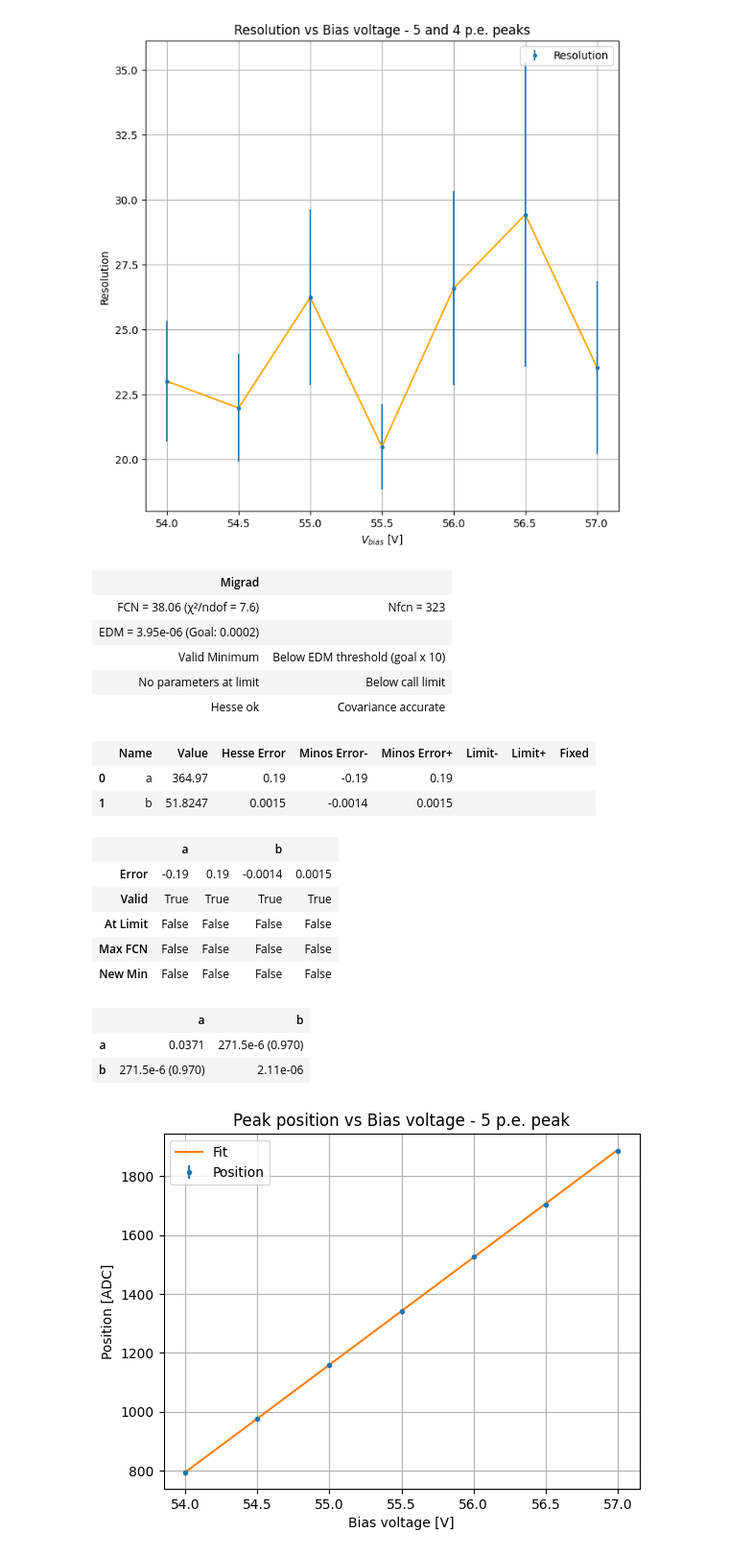
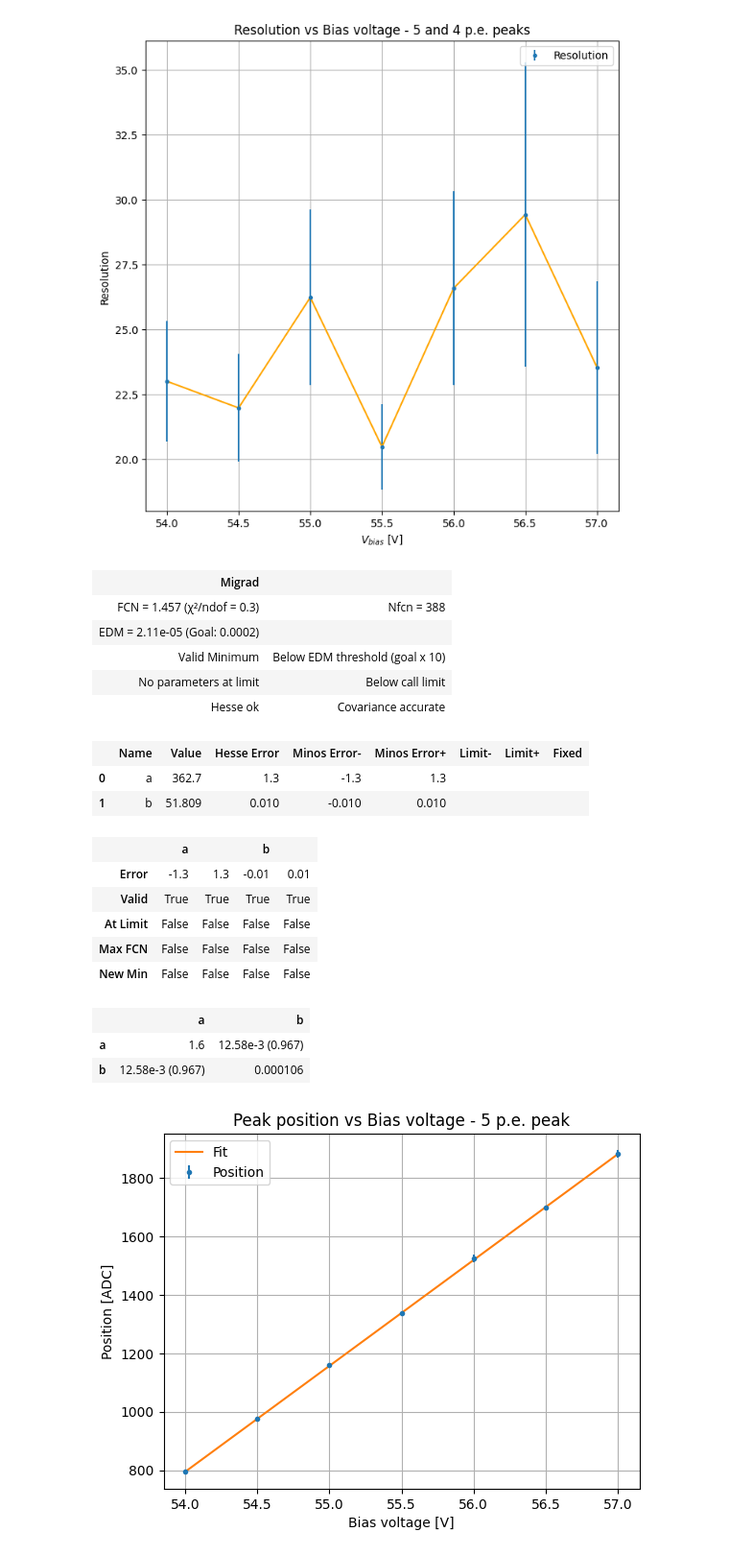
Before and after one commit to civigio/SiPM-opendata, a Jupyter notebook: 1.Caratterizzazione/Gain&ADC/grafici.ipynb, the cells around one changed output. Shown at 96% size. Cells and saved outputs as stored; diff of their text form; code cells hidden in the pictures.

```diff
--- a/1.Caratterizzazione/Gain&ADC/grafici.ipynb
+++ b/1.Caratterizzazione/Gain&ADC/grafici.ipynb
@@ -139,44 +139,45 @@ plt.show()
 # %% [output]
 [figure]
 # %%
-mu3 = np.array([793.7227952537862, 976.6226912758384, 1159.3090912800476, 1341.5747377178222, 1526.2677901933505, 1703.7280686427903, 1884.0194576102906])
-mu3_err = np.array([0.18171583788218748, 0.27335089321515144, 0.36639630248263766, 0.5022338211453221, 0.6715047925943485, 0.901661044149758, 1.3090770852309412])
+mu3 = np.array([793.77, 976.19, 1158.96, 1339.27, 1525.54, 1698.44, 1884.43])
+#mu3_err = np.array([0.18171583788218748, 0.27335089321515144, 0.36639630248263766, 0.5022338211453221, 0.6715047925943485, 0.901661044149758, 1.3090770852309412])
+mu3_err = np.array([1.56, 1.64, 3.55, 2.55, 11.90, 3.53, 12.80])
 
 ls = LeastSquares(x=vbias, y=mu3, yerror=mu3_err, model=linear_fit)
 m = Minuit(ls, a=1, b=1)
 m.migrad()
 m.hesse()
 m.minos()
 display(m)
 
 fig, ax = plt.subplots()
 ax.errorbar(vbias, mu3, yerr=mu3_err, fmt='.', label='Position')
 ax.plot(vbias, linear_fit(vbias, *m.values), label='Fit')
 ax.set_xlabel('Bias voltage [V]')
 ax.set_ylabel('Position [ADC]')
 plt.title('Peak position vs Bias voltage - 5 p.e. peak')
 ax.legend()
 ax.grid()
 plt.show()
 # %% [output]
 | Migrad |  |
-| FCN = 38.06 (χ²/ndof = 7.6) | Nfcn = 323 |
-| EDM = 3.95e-06 (Goal: 0.0002) |  |
+| FCN = 1.457 (χ²/ndof = 0.3) | Nfcn = 388 |
+| EDM = 2.11e-05 (Goal: 0.0002) |  |
 | Valid Minimum | Below EDM threshold (goal x 10) |
 | No parameters at limit | Below call limit |
 | Hesse ok | Covariance accurate |
 |  | Name | Value | Hesse Error | Minos Error- | Minos Error+ | Limit- | Limit+ | Fixed |
-| 0 | a | 364.97 | 0.19 | -0.19 | 0.19 |  |  |  |
-| 1 | b | 51.8247 | 0.0015 | -0.0014 | 0.0015 |  |  |  |
+| 0 | a | 362.7 | 1.3 | -1.3 | 1.3 |  |  |  |
+| 1 | b | 51.809 | 0.010 | -0.010 | 0.010 |  |  |  |
 |  | a |  | b |  |
-| Error | -0.19 | 0.19 | -0.0014 | 0.0015 |
+| Error | -1.3 | 1.3 | -0.01 | 0.01 |
 | Valid | True | True | True | True |
 | At Limit | False | False | False | False |
 | Max FCN | False | False | False | False |
 | New Min | False | False | False | False |
 |  | a | b |
-| a | 0.0371 | 271.5e-6 (0.970) |
-| b | 271.5e-6 (0.970) | 2.11e-06 |
+| a | 1.6 | 12.58e-3 (0.967) |
+| b | 12.58e-3 (0.967) | 0.000106 |
 [figure]
 # %%
 xaxis=np.linspace(53.5, 57.5, 100000)
```
Also changed, not shown: parts of 2 cells of this notebook, 2 other files.
